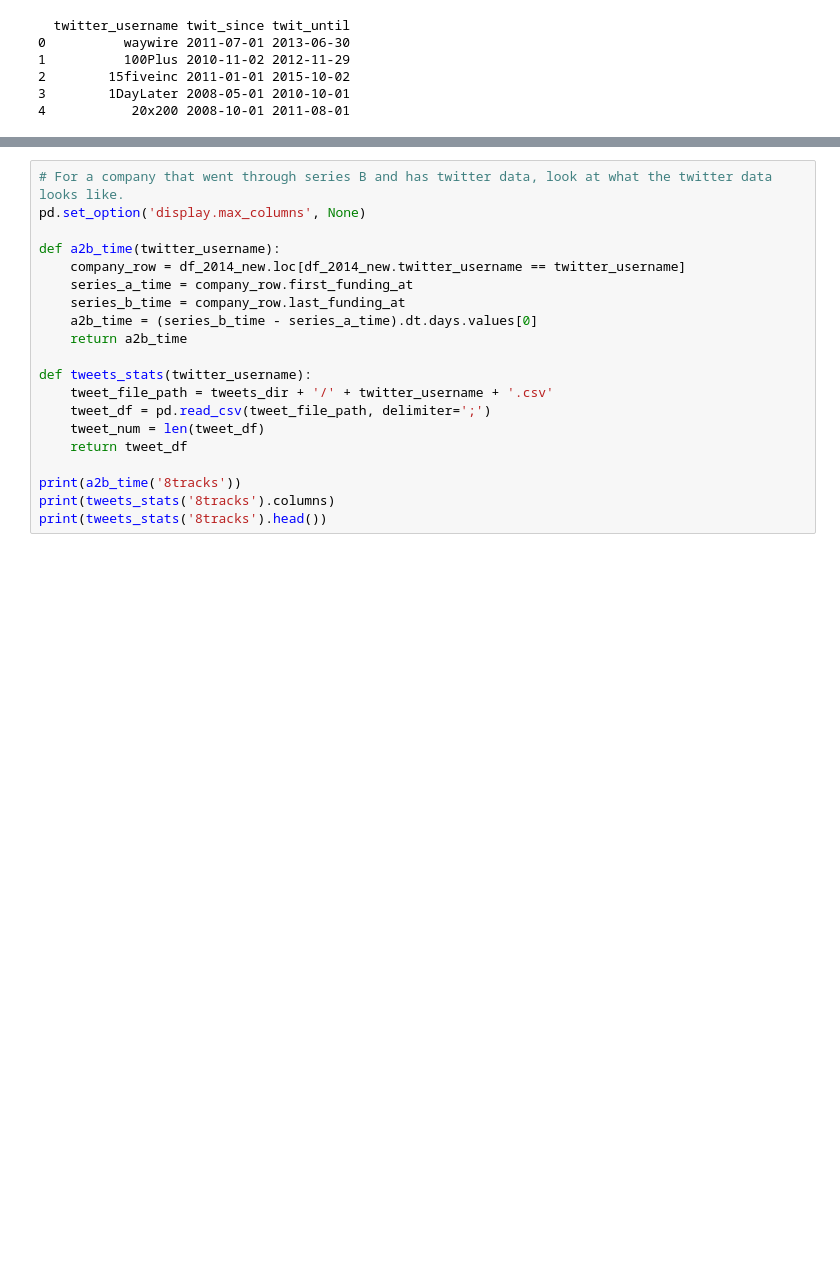
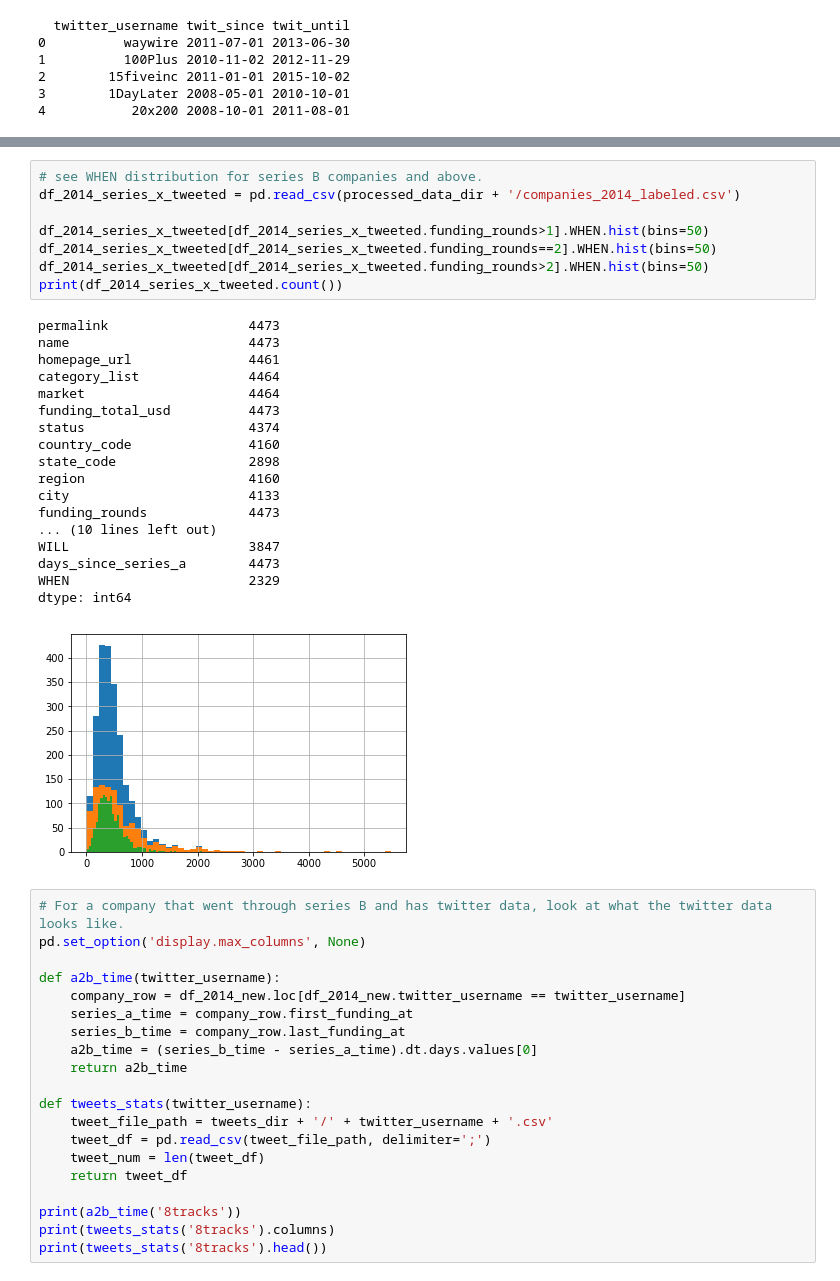
Before and after one commit to haocai1992/Venturescope, a Jupyter notebook: notebooks/week2_datacleaning_EDA.ipynb, the cells around one changed output, grey strips where cells are left out. Drawn from its saved outputs; the diff is of its cells as text; blank space fills up the shorter version.

Commit message:
scaled up dataset. feature engineering on categories and markets using NLP.

```diff
--- a/notebooks/week2_datacleaning_EDA.ipynb
+++ b/notebooks/week2_datacleaning_EDA.ipynb
@@ -193,3 +246,30 @@ Name: funding_rounds, dtype: float64
+# %%
+# see WHEN distribution for series B companies and above.
+df_2014_series_x_tweeted = pd.read_csv(processed_data_dir + '/companies_2014_labeled.csv')
+
+df_2014_series_x_tweeted[df_2014_series_x_tweeted.funding_rounds>1].WHEN.hist(bins=50)
+df_2014_series_x_tweeted[df_2014_series_x_tweeted.funding_rounds==2].WHEN.hist(bins=50)
+df_2014_series_x_tweeted[df_2014_series_x_tweeted.funding_rounds>2].WHEN.hist(bins=50)
+print(df_2014_series_x_tweeted.count())
+# %% [output]
+permalink                  4473
+name                       4473
+homepage_url               4461
+category_list              4464
+market                     4464
+funding_total_usd          4473
+status                     4374
+country_code               4160
+state_code                 2898
+region                     4160
+city                       4133
+funding_rounds             4473
+... (10 lines left out)
+WILL                       3847
+days_since_series_a        4473
+WHEN                       2329
+dtype: int64
+[figure, added]
 # %%
 # For a company that went through series B and has twitter data, look at what the twitter data looks like.
 pd.set_option('display.max_columns', None)
```
Also changed, not shown: parts of 3 cells of this notebook, 3 other files.
